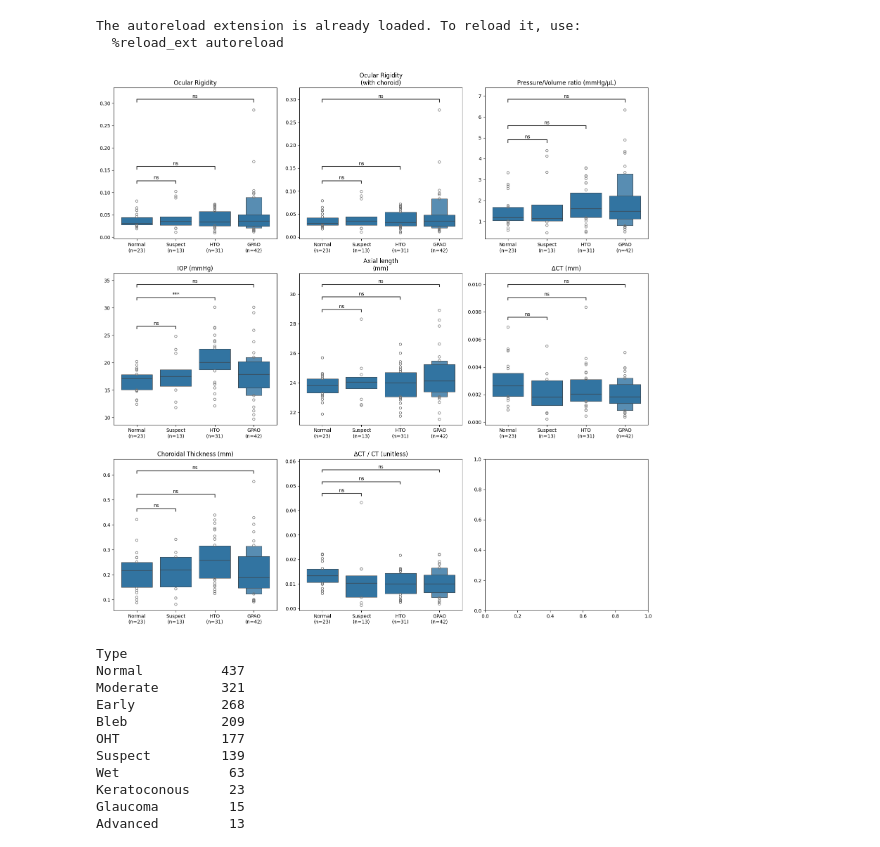
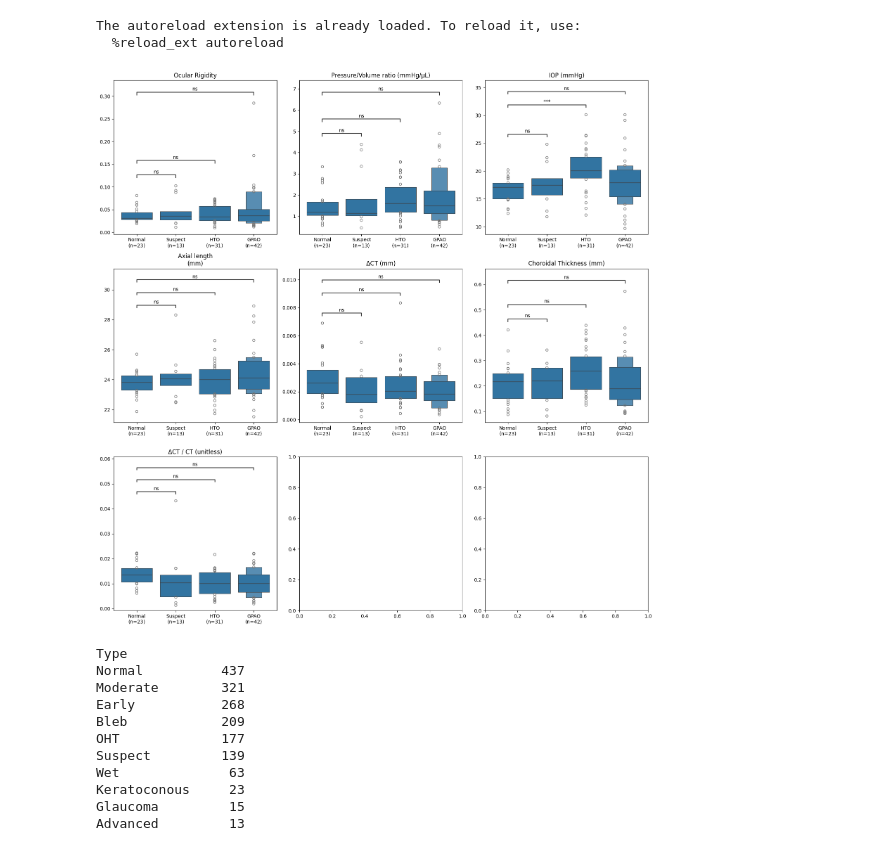
Before and after one commit to ClementPla/OcularRigidity, a Jupyter notebook: manuscript/notebooks/cross_sectional_study.ipynb, the cells around one changed output. Drawn from its saved outputs; the diff is of its cells as text; code cells hidden in the pictures.

```diff
--- a/manuscript/notebooks/cross_sectional_study.ipynb
+++ b/manuscript/notebooks/cross_sectional_study.ipynb
@@ -65,7 +65,6 @@ REFERENCE = "Normal"
 ORDER = ["Normal", "Suspect", "HTO", "GPAO"]  # severity order, control first
 variables_to_test = [
     ("K", "Ocular Rigidity"),
-    ("K_with_choroid", "Ocular Rigidity\n(with choroid)"),
     ("P/V", "Pressure/Volume ratio (mmHg/μL)"),
     ("IOP", "IOP (mmHg)"),
     ("AxialLength", "Axial length\n(mm)"),
@@ -114,34 +113,34 @@ def compare_to_reference(
 
 results = pd.concat(
     [compare_to_reference(merged, v) for v, _ in variables_to_test], ignore_index=True
 )
 
 ncols = 3
 nrows = (len(variables_to_test) + ncols - 1) // ncols
 fig, axes = plt.subplots(nrows=nrows, ncols=ncols, figsize=(16, 16))
 axes = axes.flatten()
 for i, (var, label) in enumerate(variables_to_test):
     ax = axes[i]
     sns.boxenplot(data=merged, y=var, x="Diagnosis_xs", order=ORDER, ax=ax)
     ax.set_title(label)
     ax.set_xlabel("")
     ax.set_ylabel("")
     # counted per panel, not once for the figure: a variable with missing
     # values would otherwise advertise an n its test did not use.
     counts = merged.dropna(subset=[var]).groupby("Diagnosis_xs").size()
     ax.set_xticks(range(len(ORDER)))
     ax.set_xticklabels([f"{g}\n(n={counts.get(g, 0)})" for g in ORDER])
 
     r = results[results["variable"] == var]
     if len(r):
         pairs = [(REFERENCE, g) for g in r["group"]]
         ann = Annotator(ax, pairs, data=merged, x="Diagnosis_xs", y=var, order=ORDER)
         ann.configure(test=None, text_format="star", loc="inside", verbose=0)
         ann.set_pvalues_and_annotate(r["p_adj"].values)
 plt.tight_layout()
 plt.show()
 # %% [output]
-[figure, old version]
+[figure, new version]
 # %%
 df["Type"].value_counts()
 # %% [output]
```
Also changed, not shown: parts of 1 cell of this notebook, 2 other files.
